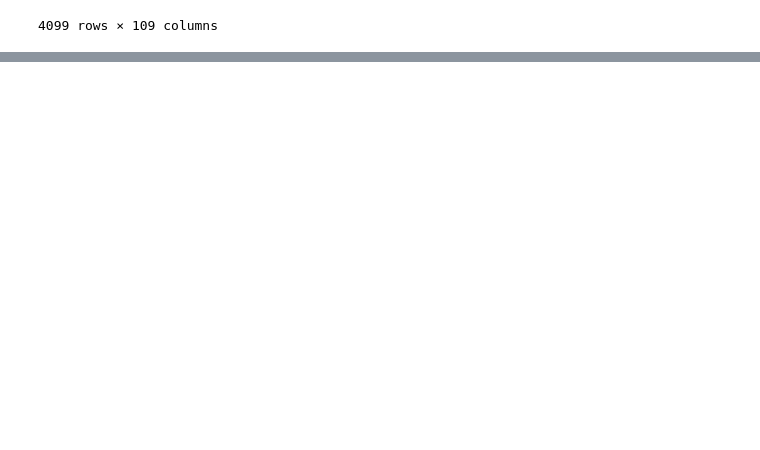
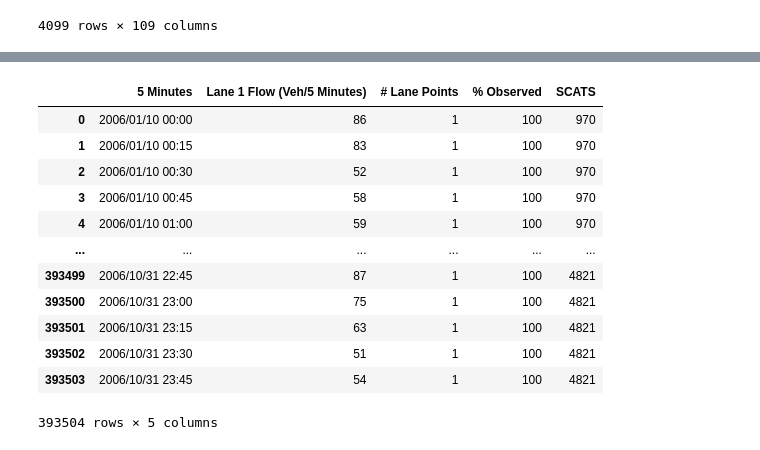
Before and after one commit to hengrvisal/Traffic-Flow-Prediction-System-TPFS, a Jupyter notebook: processing_data.ipynb, the cells around one changed output, grey strips where cells are left out. Cells and saved outputs as stored; diff of their text form; code cells hidden in the pictures; blank space fills up the shorter version.

Commit message:
data prepping for training

```diff
--- a/processing_data.ipynb
+++ b/processing_data.ipynb
@@ -452,0 +585,50 @@ lat_long_intersection
+# %%
+#**reordering columns**
+
+# Move 'DateTime' to the first column
+new_column_order = ['DateTime'] + [col for col in final_df_scats_october.columns if col != 'DateTime']
+
+# Reorder the DataFrame columns
+final_df_scats_october = final_df_scats_october[new_column_order]
+
+# Move 'SCATS_Number' to the last position
+new_column_order = [col for col in final_df_scats_october.columns if col != 'Scat_Number'] + ['Scat_Number']
+
+# Reorder the DataFrame
+final_df_scats_october = final_df_scats_october[new_column_order]
+
+# Insert a new column '# Lane Points' in the third position (index 2) and fill it with 1
+final_df_scats_october.insert(2, '# Lane Points', 1)
+final_df_scats_october.insert(3, '% Observed', 100)
+# %%
+#Dropping CD_MELWAYS column
+
+final_df_scats_october.drop(columns=['CD_MELWAYS', 'Date', '15_Minute_Intervals'], inplace=True)
+
+# Step 1: Remove the 'Flow_Vehicles' column and store its data
+flow_vehicles_column = final_df_scats_october.pop('Flow Vehicles')
+
+# Step 2: Reinsert 'Flow_Vehicles' at index 1 (second position)
+final_df_scats_october.insert(1, 'Flow Vehicles', flow_vehicles_column)
+# %%
+final_df_scats_october.rename(columns={
+    'DateTime': '5 Minutes',
+    'Flow Vehicles': 'Lane 1 Flow (Veh/5 Minutes)',
+    'Scat_Number': 'SCATS'
+}, inplace=True)
+# %%
+final_df_scats_october
+# %% [output]
+|  | 5 Minutes | Lane 1 Flow (Veh/5 Minutes) | # Lane Points | % Observed | SCATS |
+| 0 | 2006/01/10 00:00 | 86 | 1 | 100 | 970 |
+| 1 | 2006/01/10 00:15 | 83 | 1 | 100 | 970 |
+| 2 | 2006/01/10 00:30 | 52 | 1 | 100 | 970 |
+| 3 | 2006/01/10 00:45 | 58 | 1 | 100 | 970 |
+| 4 | 2006/01/10 01:00 | 59 | 1 | 100 | 970 |
+| ... | ... | ... | ... | ... | ... |
+| 393499 | 2006/10/31 22:45 | 87 | 1 | 100 | 4821 |
+| 393500 | 2006/10/31 23:00 | 75 | 1 | 100 | 4821 |
+| 393501 | 2006/10/31 23:15 | 63 | 1 | 100 | 4821 |
+| 393502 | 2006/10/31 23:30 | 51 | 1 | 100 | 4821 |
+| 393503 | 2006/10/31 23:45 | 54 | 1 | 100 | 4821 |
+393504 rows × 5 columns
```
Also changed, not shown: parts of 9 cells of this notebook, 40 other files.
